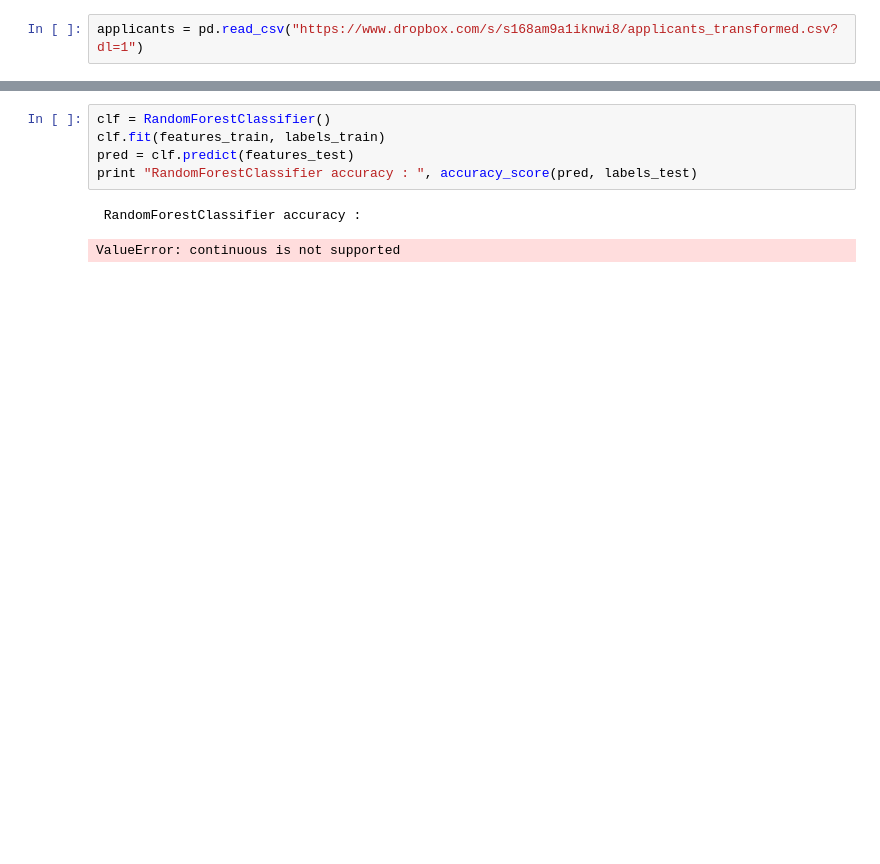
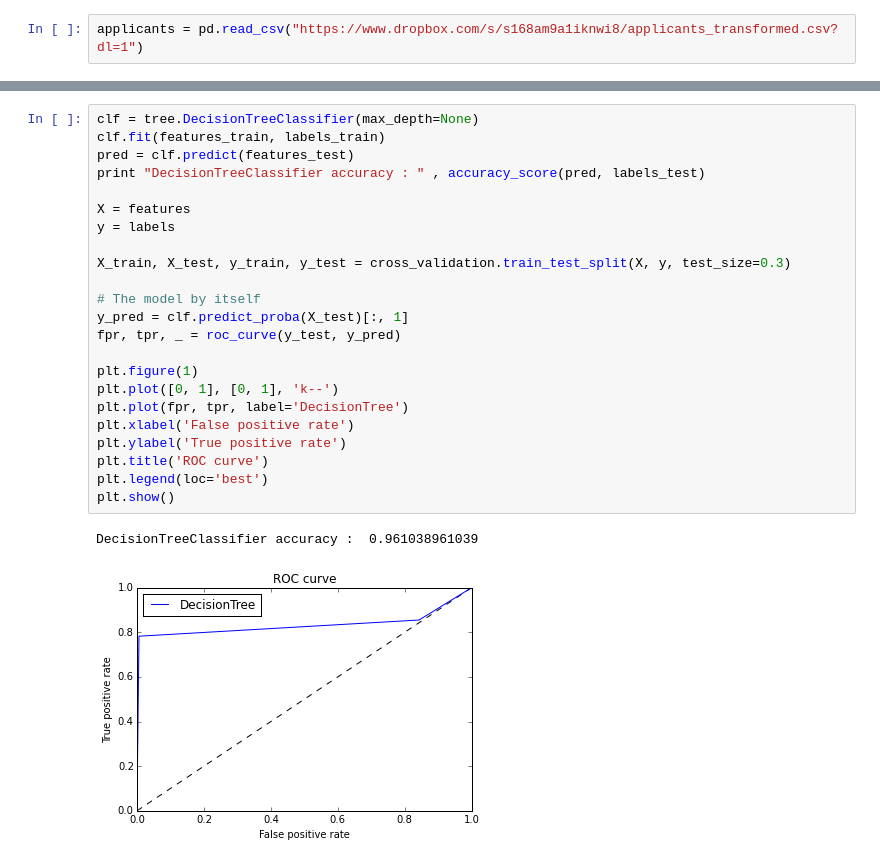
Before and after one commit to edsar/sliderule, a Jupyter notebook: capstone/Capstone_mj-ML.ipynb, the cells around one changed output, grey strips where cells are left out. Drawn from its saved outputs; the diff is of its cells as text; blank space fills up the shorter version.

Commit message:
updated models

```diff
--- a/capstone/Capstone_mj-ML.ipynb
+++ b/capstone/Capstone_mj-ML.ipynb
@@ -56,8 +73,26 @@ ValueError: continuous is not supported
-# %%
-clf = RandomForestClassifier()
-clf.fit(features_train, labels_train)
-pred = clf.predict(features_test)
-print "RandomForestClassifier accuracy : ", accuracy_score(pred, labels_test)
-# %% [output]
- RandomForestClassifier accuracy :
-ValueError: continuous is not supported
+# %%
+clf = tree.DecisionTreeClassifier(max_depth=None)
+clf.fit(features_train, labels_train)
+pred = clf.predict(features_test)
+print "DecisionTreeClassifier accuracy : " , accuracy_score(pred, labels_test)
+
+X = features
+y = labels
+
+X_train, X_test, y_train, y_test = cross_validation.train_test_split(X, y, test_size=0.3)
+
+# The model by itself
+y_pred = clf.predict_proba(X_test)[:, 1]
+fpr, tpr, _ = roc_curve(y_test, y_pred)
+
+plt.figure(1)
+plt.plot([0, 1], [0, 1], 'k--')
+plt.plot(fpr, tpr, label='DecisionTree')
+plt.xlabel('False positive rate')
+plt.ylabel('True positive rate')
+plt.title('ROC curve')
+plt.legend(loc='best')
+plt.show()
+# %% [output]
+DecisionTreeClassifier accuracy :  0.961038961039
+[figure, added]
```
Also changed, not shown: parts of 12 cells of this notebook, 5 other files.
